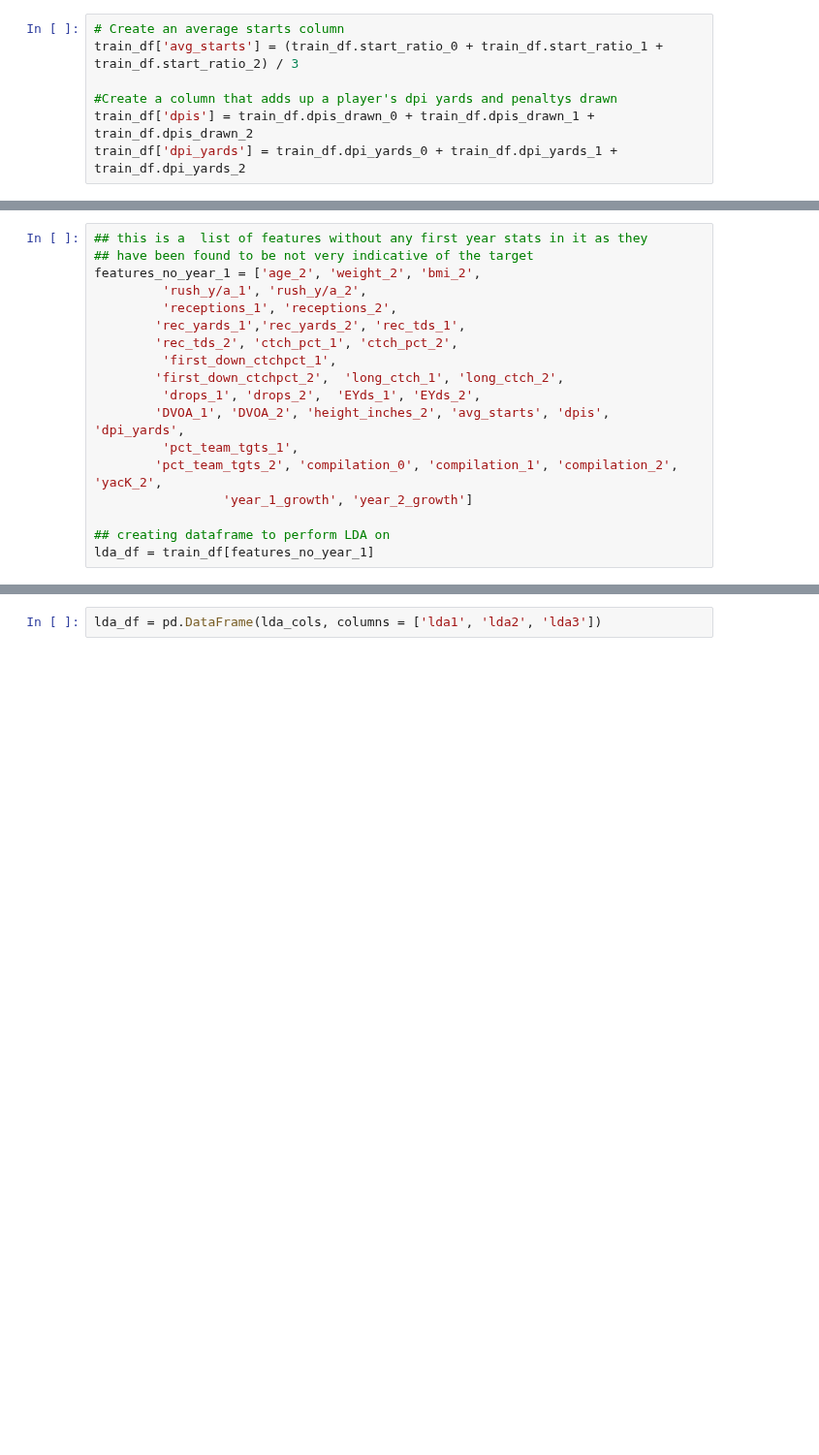
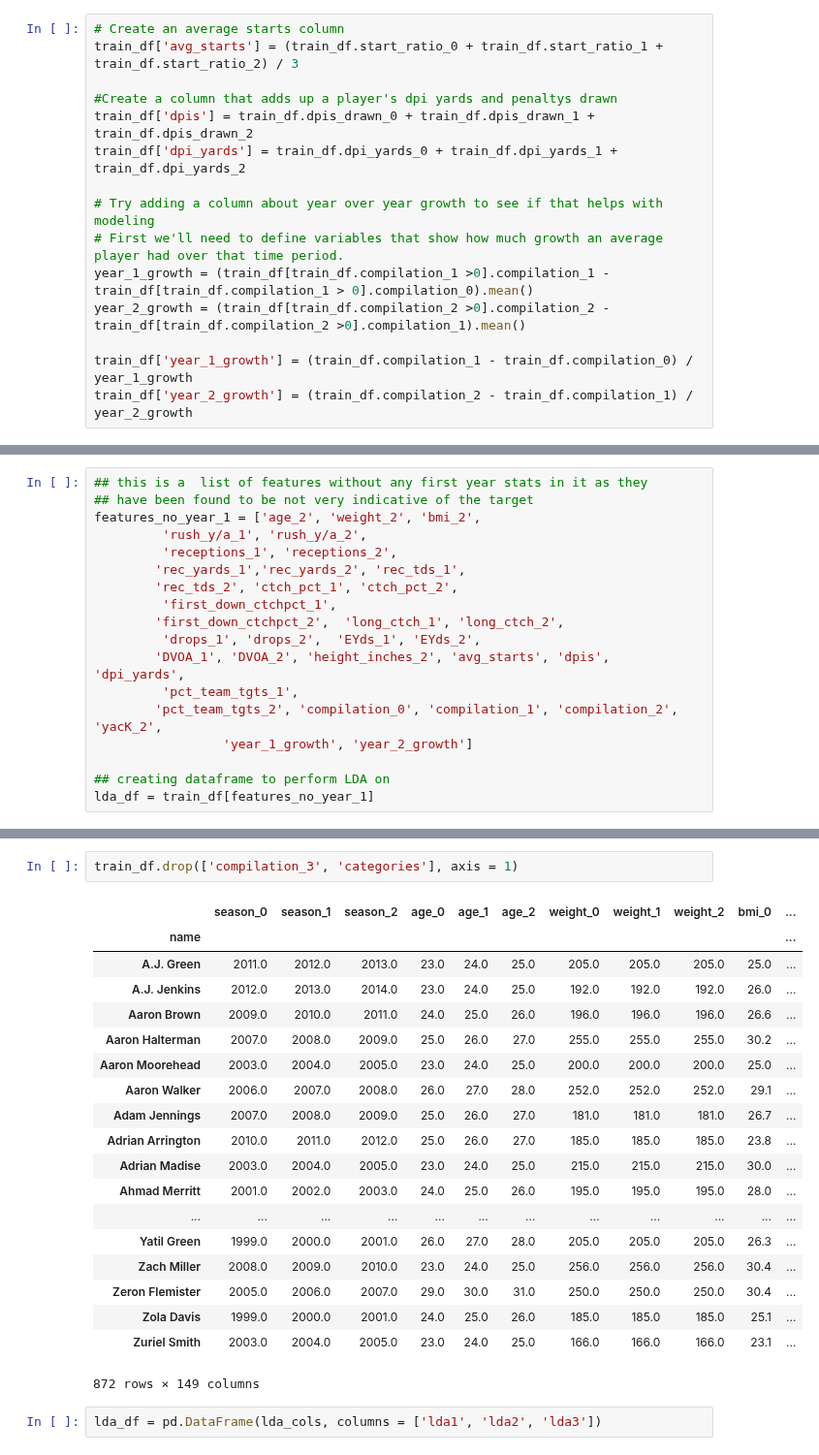
Before and after one commit to oneilltp18/GABBERT, a Jupyter notebook: wide_receivers/functions_complete.ipynb, the cells around one changed output, grey strips where cells are left out. Shown at 97% size. Cells and saved outputs as stored; diff of their text form; blank space fills up the shorter version.

```diff
--- a/wide_receivers/functions_complete.ipynb
+++ b/wide_receivers/functions_complete.ipynb
@@ -222,3 +190,11 @@ train_df['avg_starts'] = (train_df.start_ratio_0 + train_df.start_ratio_1 + trai
 #Create a column that adds up a player's dpi yards and penaltys drawn
 train_df['dpis'] = train_df.dpis_drawn_0 + train_df.dpis_drawn_1 + train_df.dpis_drawn_2
 train_df['dpi_yards'] = train_df.dpi_yards_0 + train_df.dpi_yards_1 + train_df.dpi_yards_2
+
+# Try adding a column about year over year growth to see if that helps with modeling
+# First we'll need to define variables that show how much growth an average player had over that time period.
+year_1_growth = (train_df[train_df.compilation_1 >0].compilation_1 - train_df[train_df.compilation_1 > 0].compilation_0).mean()
+year_2_growth = (train_df[train_df.compilation_2 >0].compilation_2 - train_df[train_df.compilation_2 >0].compilation_1).mean()
+
+train_df['year_1_growth'] = (train_df.compilation_1 - train_df.compilation_0) / year_1_growth
+train_df['year_2_growth'] = (train_df.compilation_2 - train_df.compilation_1) / year_2_growth
@@ -259,3 +270,25 @@ lda_cols = lda.fit_transform(X, y)
+# %%
+train_df.drop(['compilation_3', 'categories'], axis = 1)
+# %% [output]
+|  | season_0 | season_1 | season_2 | age_0 | age_1 | age_2 | weight_0 | weight_1 | weight_2 | bmi_0 | ... |
+| name |  |  |  |  |  |  |  |  |  |  | ... |
+| A.J. Green | 2011.0 | 2012.0 | 2013.0 | 23.0 | 24.0 | 25.0 | 205.0 | 205.0 | 205.0 | 25.0 | ... |
+| A.J. Jenkins | 2012.0 | 2013.0 | 2014.0 | 23.0 | 24.0 | 25.0 | 192.0 | 192.0 | 192.0 | 26.0 | ... |
+| Aaron Brown | 2009.0 | 2010.0 | 2011.0 | 24.0 | 25.0 | 26.0 | 196.0 | 196.0 | 196.0 | 26.6 | ... |
+| Aaron Halterman | 2007.0 | 2008.0 | 2009.0 | 25.0 | 26.0 | 27.0 | 255.0 | 255.0 | 255.0 | 30.2 | ... |
+| Aaron Moorehead | 2003.0 | 2004.0 | 2005.0 | 23.0 | 24.0 | 25.0 | 200.0 | 200.0 | 200.0 | 25.0 | ... |
+| Aaron Walker | 2006.0 | 2007.0 | 2008.0 | 26.0 | 27.0 | 28.0 | 252.0 | 252.0 | 252.0 | 29.1 | ... |
+| Adam Jennings | 2007.0 | 2008.0 | 2009.0 | 25.0 | 26.0 | 27.0 | 181.0 | 181.0 | 181.0 | 26.7 | ... |
+| Adrian Arrington | 2010.0 | 2011.0 | 2012.0 | 25.0 | 26.0 | 27.0 | 185.0 | 185.0 | 185.0 | 23.8 | ... |
+| Adrian Madise | 2003.0 | 2004.0 | 2005.0 | 23.0 | 24.0 | 25.0 | 215.0 | 215.0 | 215.0 | 30.0 | ... |
+| Ahmad Merritt | 2001.0 | 2002.0 | 2003.0 | 24.0 | 25.0 | 26.0 | 195.0 | 195.0 | 195.0 | 28.0 | ... |
+| ... | ... | ... | ... | ... | ... | ... | ... | ... | ... | ... | ... |
+| Yatil Green | 1999.0 | 2000.0 | 2001.0 | 26.0 | 27.0 | 28.0 | 205.0 | 205.0 | 205.0 | 26.3 | ... |
+| Zach Miller | 2008.0 | 2009.0 | 2010.0 | 23.0 | 24.0 | 25.0 | 256.0 | 256.0 | 256.0 | 30.4 | ... |
+| Zeron Flemister | 2005.0 | 2006.0 | 2007.0 | 29.0 | 30.0 | 31.0 | 250.0 | 250.0 | 250.0 | 30.4 | ... |
+| Zola Davis | 1999.0 | 2000.0 | 2001.0 | 24.0 | 25.0 | 26.0 | 185.0 | 185.0 | 185.0 | 25.1 | ... |
+| Zuriel Smith | 2003.0 | 2004.0 | 2005.0 | 23.0 | 24.0 | 25.0 | 166.0 | 166.0 | 166.0 | 23.1 | ... |
+872 rows × 149 columns
 # %%
 lda_df = pd.DataFrame(lda_cols, columns = ['lda1', 'lda2', 'lda3'])
 # %%
```
Also changed, not shown: parts of 41 cells of this notebook, 2 other files.
